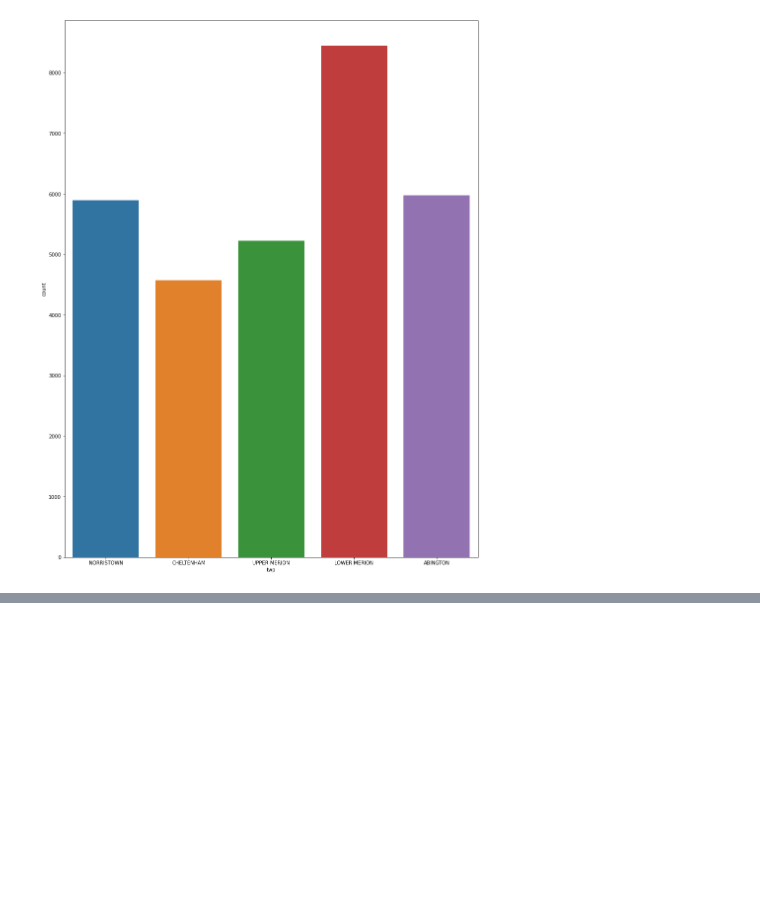
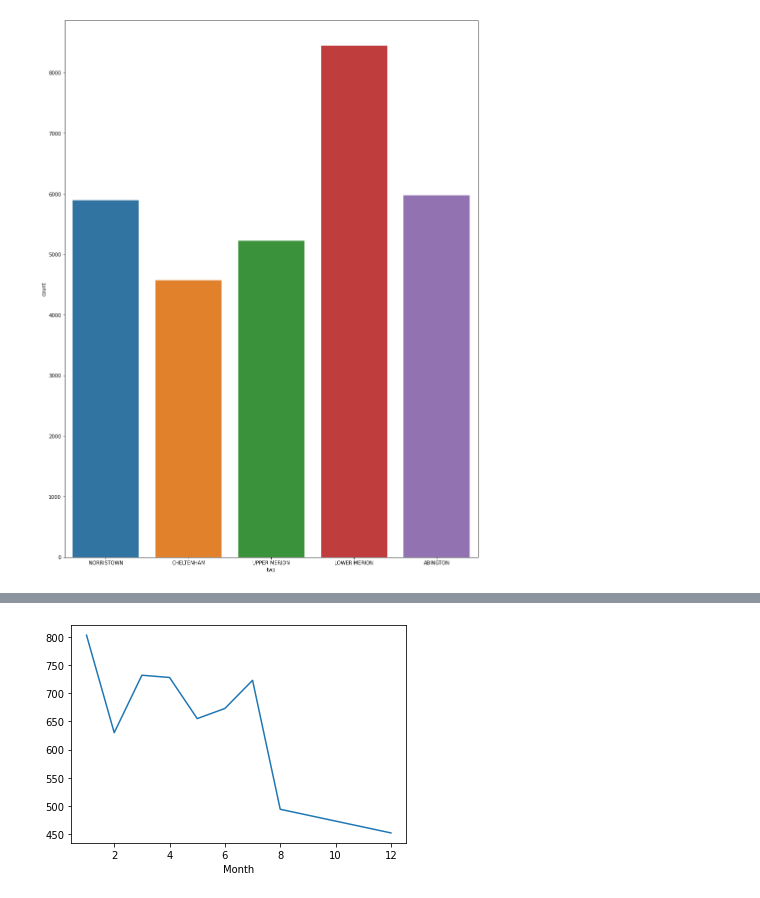
Before and after one commit to makncheese69420/911-Capstone-Project, a Jupyter notebook: Data Visualization Presentation.ipynb, the cells around one changed output, grey strips where cells are left out. Saved outputs shown, nothing was run; the diff lists cells and outputs as text; code cells hidden in the pictures; blank space fills up the shorter version.

Commit message:
Last Graph

```diff
--- a/Data Visualization Presentation.ipynb
+++ b/Data Visualization Presentation.ipynb
@@ -151,0 +161,7 @@ sns.countplot(x = 'twp', data = towns_with_greatest_police_calls, ax = ax)
+# %%
+dmap = {0:'Mon',1:'Tue',2:'Wed',3:'Thu',4:'Fri',5:'Sat',6:'Sun'}
+# %%
+df['Day of Week'] = df['Day of Week'].apply(lambda int:dmap[int])
+# %%
+police_calls_in_norristown = df.loc[df['twp'].isin(['NORRISTOWN'])]
+police_calls_in_norristown
@@ -151,0 +182,3 @@ sns.countplot(x = 'twp', data = towns_with_greatest_police_calls, ax = ax)
+# %%
+byMonth = police_calls_in_norristown.groupby(by='Month').count()
+byMonth
@@ -151,0 +197,5 @@ sns.countplot(x = 'twp', data = towns_with_greatest_police_calls, ax = ax)
+# %%
+byMonth['lat'].plot()
+plt.ylabel = 'Count'
+# %% [output]
+[figure, added]
```
Also changed, not shown: parts of 4 cells of this notebook.
